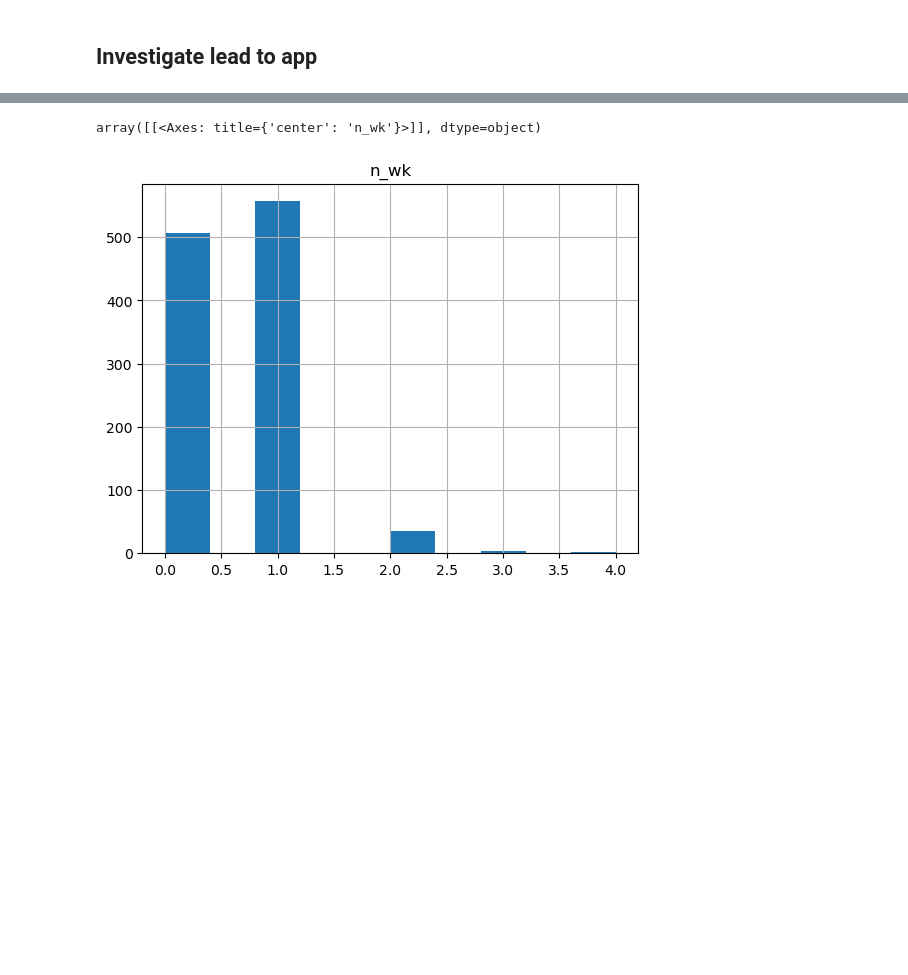
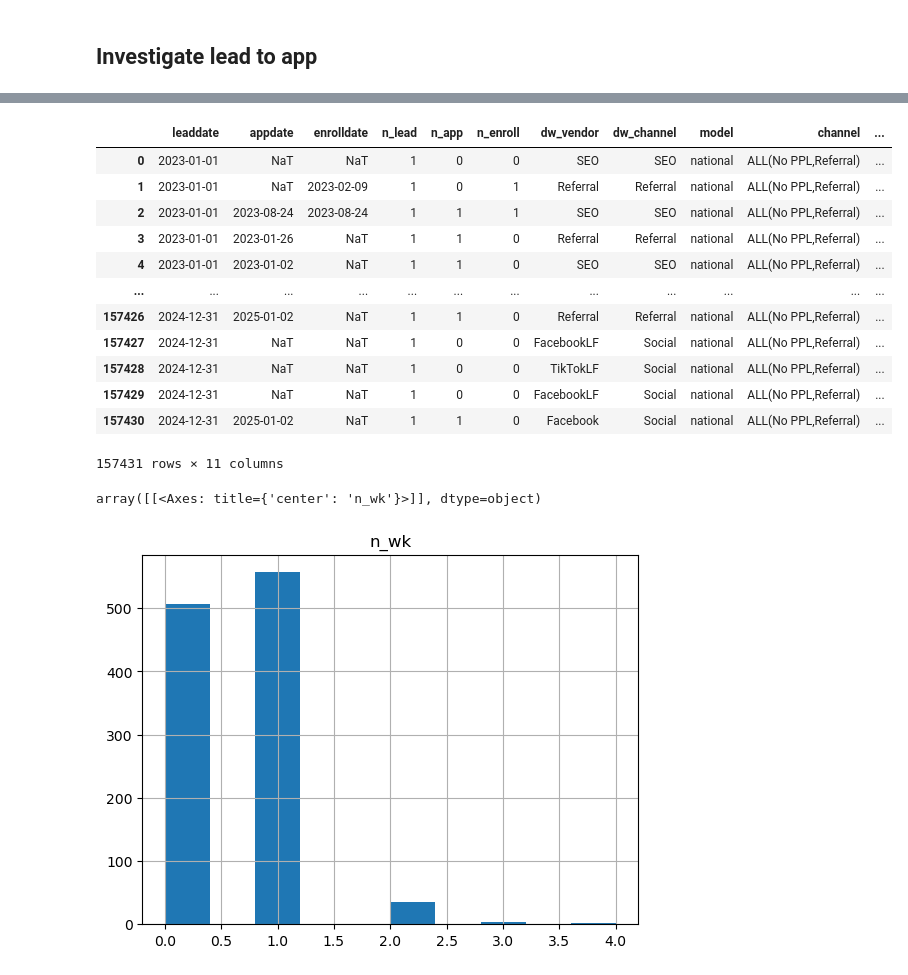
Before and after one commit to LevelInteractive/csu-mmm, a Jupyter notebook: code/CSU_dataWrangle_v0.1_KAT.ipynb, the cells around one changed output, grey strips where cells are left out. Saved outputs shown, nothing was run; the diff lists cells and outputs as text; code cells hidden in the pictures; blank space fills up the shorter version.

```diff
--- a/code/CSU_dataWrangle_v0.1_KAT.ipynb
+++ b/code/CSU_dataWrangle_v0.1_KAT.ipynb
@@ -121,0 +169,18 @@ df_hist = pd.DataFrame({'n_wk': lag_hist})
+# %%
+df_tmp['lag'] = df_tmp['appdate'].sub(df_tmp['leaddate'])
+# %%
+df_tmp
+# %% [output]
+|  | leaddate | appdate | enrolldate | n_lead | n_app | n_enroll | dw_vendor | dw_channel | model | channel | ... |
+| 0 | 2023-01-01 | NaT | NaT | 1 | 0 | 0 | SEO | SEO | national | ALL(No PPL,Referral) | ... |
+| 1 | 2023-01-01 | NaT | 2023-02-09 | 1 | 0 | 1 | Referral | Referral | national | ALL(No PPL,Referral) | ... |
+| 2 | 2023-01-01 | 2023-08-24 | 2023-08-24 | 1 | 1 | 1 | SEO | SEO | national | ALL(No PPL,Referral) | ... |
+| 3 | 2023-01-01 | 2023-01-26 | NaT | 1 | 1 | 0 | Referral | Referral | national | ALL(No PPL,Referral) | ... |
+| 4 | 2023-01-01 | 2023-01-02 | NaT | 1 | 1 | 0 | SEO | SEO | national | ALL(No PPL,Referral) | ... |
+| ... | ... | ... | ... | ... | ... | ... | ... | ... | ... | ... | ... |
+| 157426 | 2024-12-31 | 2025-01-02 | NaT | 1 | 1 | 0 | Referral | Referral | national | ALL(No PPL,Referral) | ... |
+| 157427 | 2024-12-31 | NaT | NaT | 1 | 0 | 0 | FacebookLF | Social | national | ALL(No PPL,Referral) | ... |
+| 157428 | 2024-12-31 | NaT | NaT | 1 | 0 | 0 | TikTokLF | Social | national | ALL(No PPL,Referral) | ... |
+| 157429 | 2024-12-31 | NaT | NaT | 1 | 0 | 0 | FacebookLF | Social | national | ALL(No PPL,Referral) | ... |
+| 157430 | 2024-12-31 | 2025-01-02 | NaT | 1 | 1 | 0 | Facebook | Social | national | ALL(No PPL,Referral) | ... |
+157431 rows × 11 columns
```
Also changed, not shown: parts of 14 cells of this notebook.
